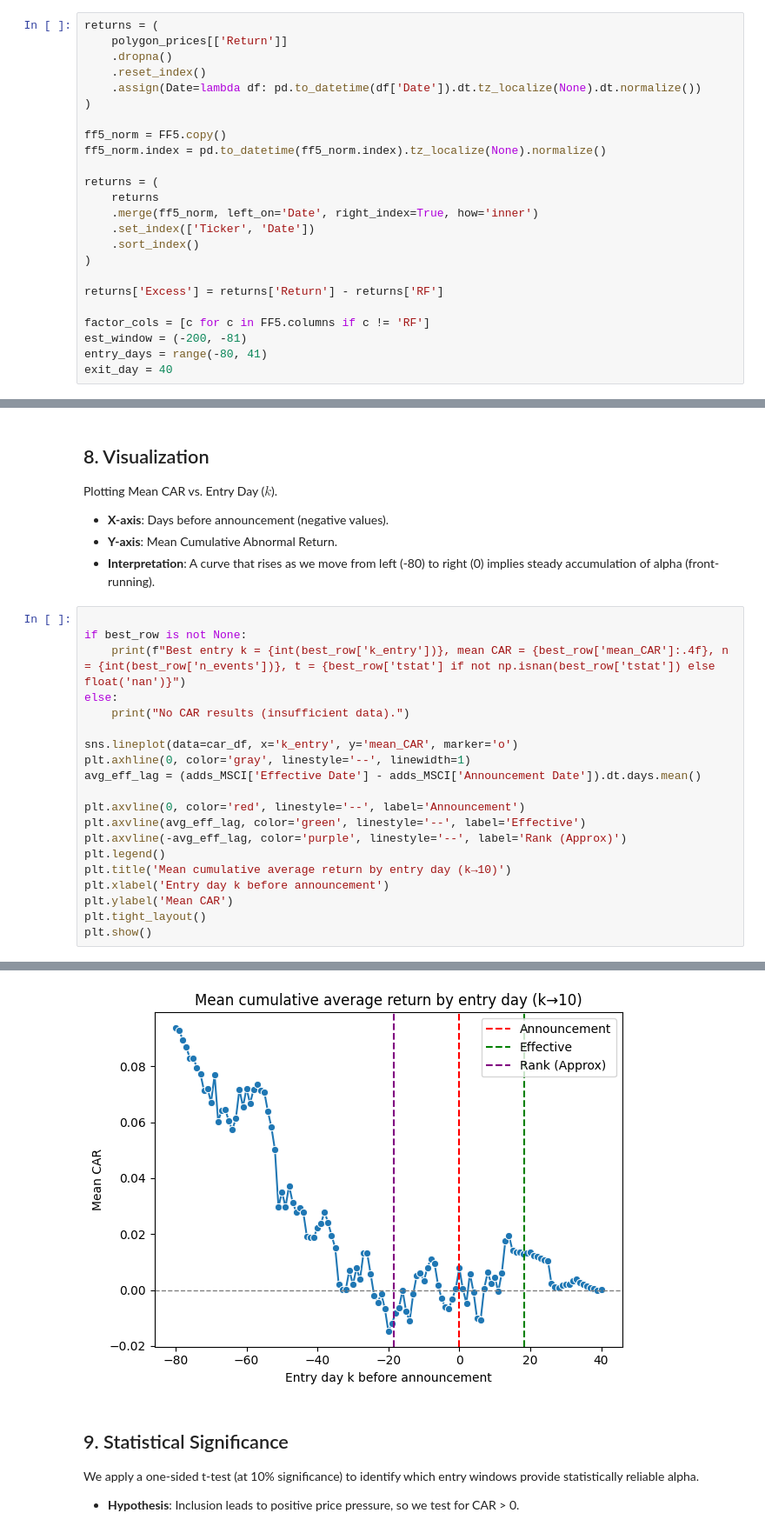
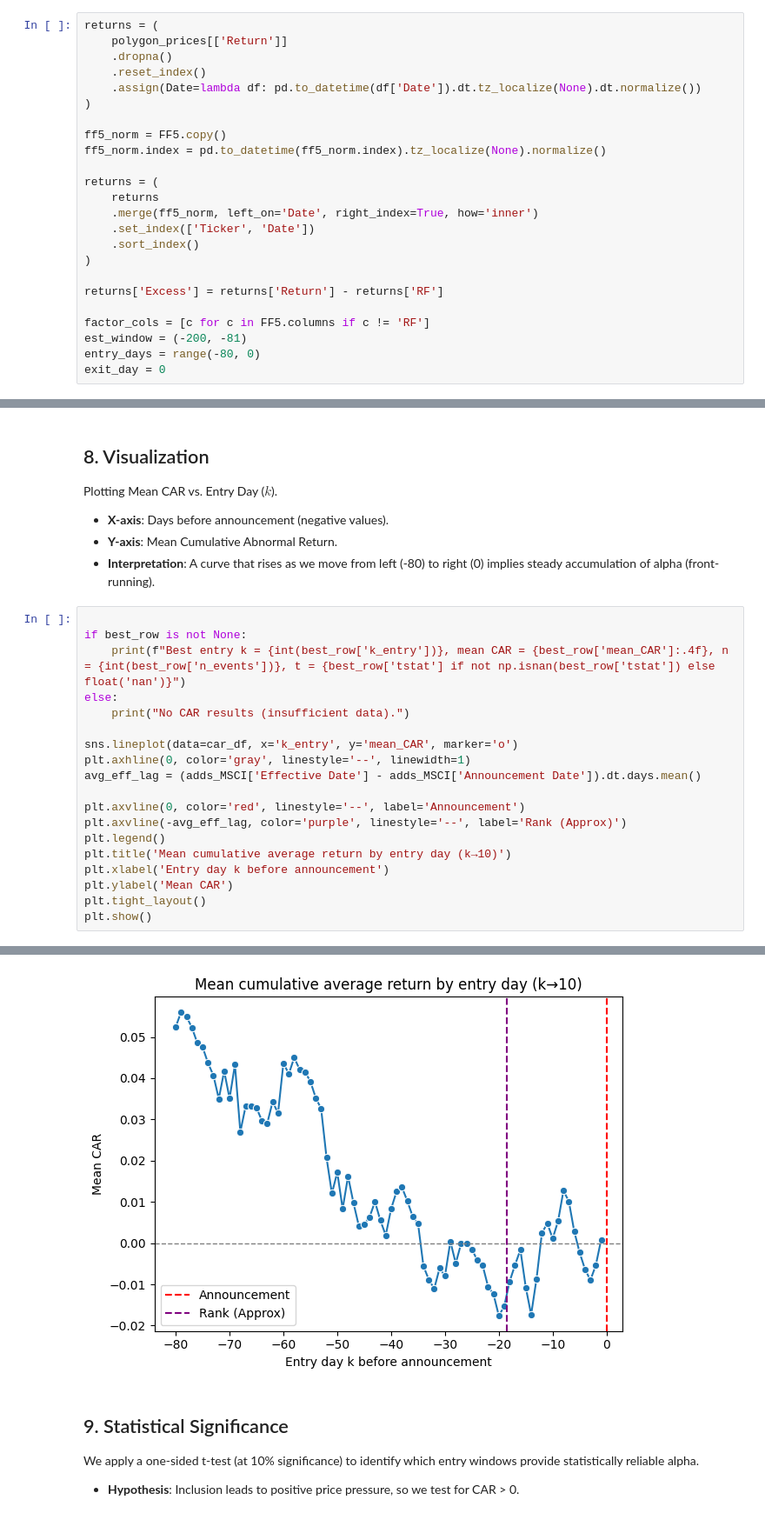
Before and after one commit to Nikhilesh-B/Analytics-in-Finance, a Jupyter notebook: index_rebalance/analysis.ipynb, the cells around one changed output, grey strips where cells are left out. Shown at 87% size. Saved outputs shown, nothing was run; the diff lists cells and outputs as text.

```diff
--- a/index_rebalance/analysis.ipynb
+++ b/index_rebalance/analysis.ipynb
@@ -104,8 +120,8 @@ returns['Excess'] = returns['Return'] - returns['RF']
 
 factor_cols = [c for c in FF5.columns if c != 'RF']
 est_window = (-200, -81)
-entry_days = range(-80, 41)
-exit_day = 40
+entry_days = range(-80, 0)
+exit_day = 0
 # %%
 returns.head()
 # %% [output]
@@ -206,7 +222,6 @@ plt.axhline(0, color='gray', linestyle='--', linewidth=1)
 avg_eff_lag = (adds_MSCI['Effective Date'] - adds_MSCI['Announcement Date']).dt.days.mean()
 
 plt.axvline(0, color='red', linestyle='--', label='Announcement')
-plt.axvline(avg_eff_lag, color='green', linestyle='--', label='Effective')
 plt.axvline(-avg_eff_lag, color='purple', linestyle='--', label='Rank (Approx)')
 plt.legend()
 plt.title('Mean cumulative average return by entry day (k→10)')
@@ -219,4 +234,4 @@ Best entry k = -80, mean CAR = 0.0939, n = 40, t = 1.1616257478103673
-[figure, old version]
+[figure, new version]
 # %% [markdown]
 ## 9. Statistical Significance
 We apply a one-sided t-test (at 10% significance) to identify which entry windows provide statistically reliable alpha.
```
Also changed, not shown: parts of 11 cells of this notebook, 1 other file.
